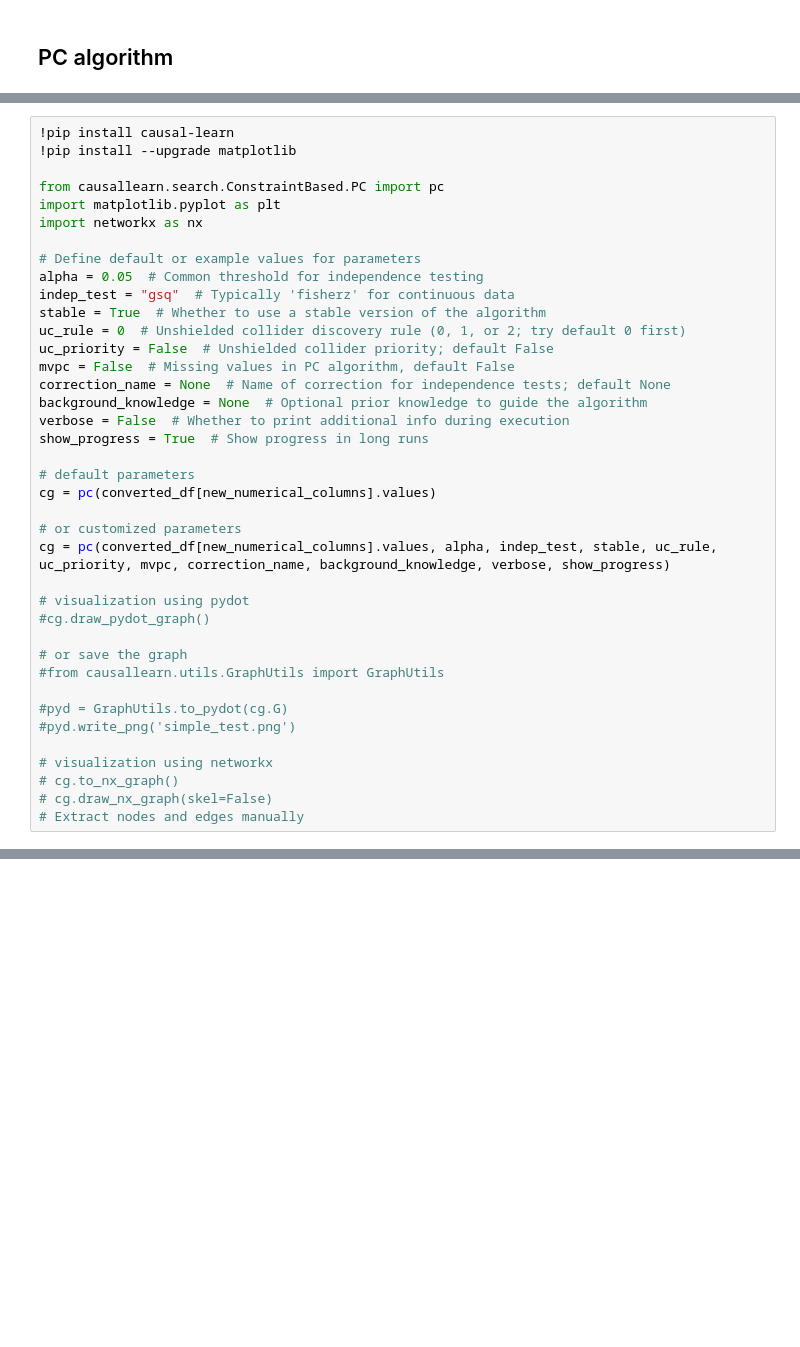
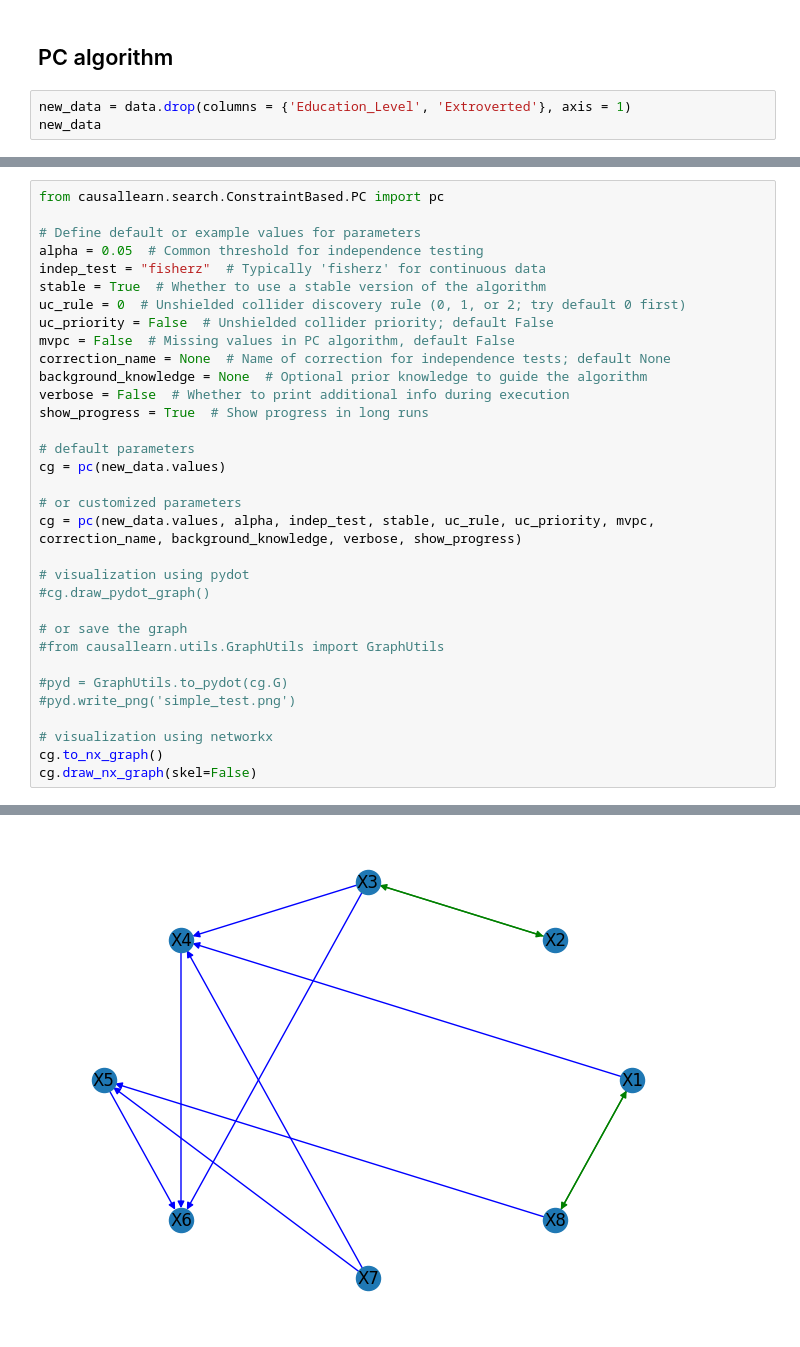
Before and after one commit to VivianZhao12/CAPSTONE-Causal-Inference-between-Remote-Work-and-Mental-Health, a Jupyter notebook: EDA.ipynb, the cells around one changed output, grey strips where cells are left out. Cells and saved outputs as stored; diff of their text form; blank space fills up the shorter version.

```diff
--- a/EDA.ipynb
+++ b/EDA.ipynb
@@ -195,2 +143,5 @@ plt.show()
 # %% [markdown]
 ## PC algorithm
+# %%
+new_data = data.drop(columns = {'Education_Level', 'Extroverted'}, axis = 1)
+new_data
@@ -197,14 +162,9 @@ plt.show()
 # %%
-!pip install causal-learn
-!pip install --upgrade matplotlib
-
 from causallearn.search.ConstraintBased.PC import pc
-import matplotlib.pyplot as plt
-import networkx as nx
 
 # Define default or example values for parameters
 alpha = 0.05  # Common threshold for independence testing
-indep_test = "gsq"  # Typically 'fisherz' for continuous data
+indep_test = "fisherz"  # Typically 'fisherz' for continuous data
 stable = True  # Whether to use a stable version of the algorithm
 uc_rule = 0  # Unshielded collider discovery rule (0, 1, or 2; try default 0 first)
 uc_priority = False  # Unshielded collider priority; default False
@@ -215,10 +175,10 @@ verbose = False  # Whether to print additional info during execution
 show_progress = True  # Show progress in long runs
 
 # default parameters
-cg = pc(converted_df[new_numerical_columns].values)
+cg = pc(new_data.values)
 
 # or customized parameters
-cg = pc(converted_df[new_numerical_columns].values, alpha, indep_test, stable, uc_rule, uc_priority, mvpc, correction_name, background_knowledge, verbose, show_progress)
+cg = pc(new_data.values, alpha, indep_test, stable, uc_rule, uc_priority, mvpc, correction_name, background_knowledge, verbose, show_progress)
 
 # visualization using pydot
 #cg.draw_pydot_graph()
@@ -230,7 +190,6 @@ cg = pc(converted_df[new_numerical_columns].values, alpha, indep_test, stable, u
 #pyd.write_png('simple_test.png')
 
 # visualization using networkx
-# cg.to_nx_graph()
-# cg.draw_nx_graph(skel=False)
-# Extract nodes and edges manually
+cg.to_nx_graph()
+cg.draw_nx_graph(skel=False)
 # %% [output]
@@ -253,0 +197 @@ Successfully installed contourpy-1.1.1 fonttools-4.54.1 matplotlib-3.7.5
+[figure, added]
```
Also changed, not shown: parts of 41 cells of this notebook, 1 other file.
